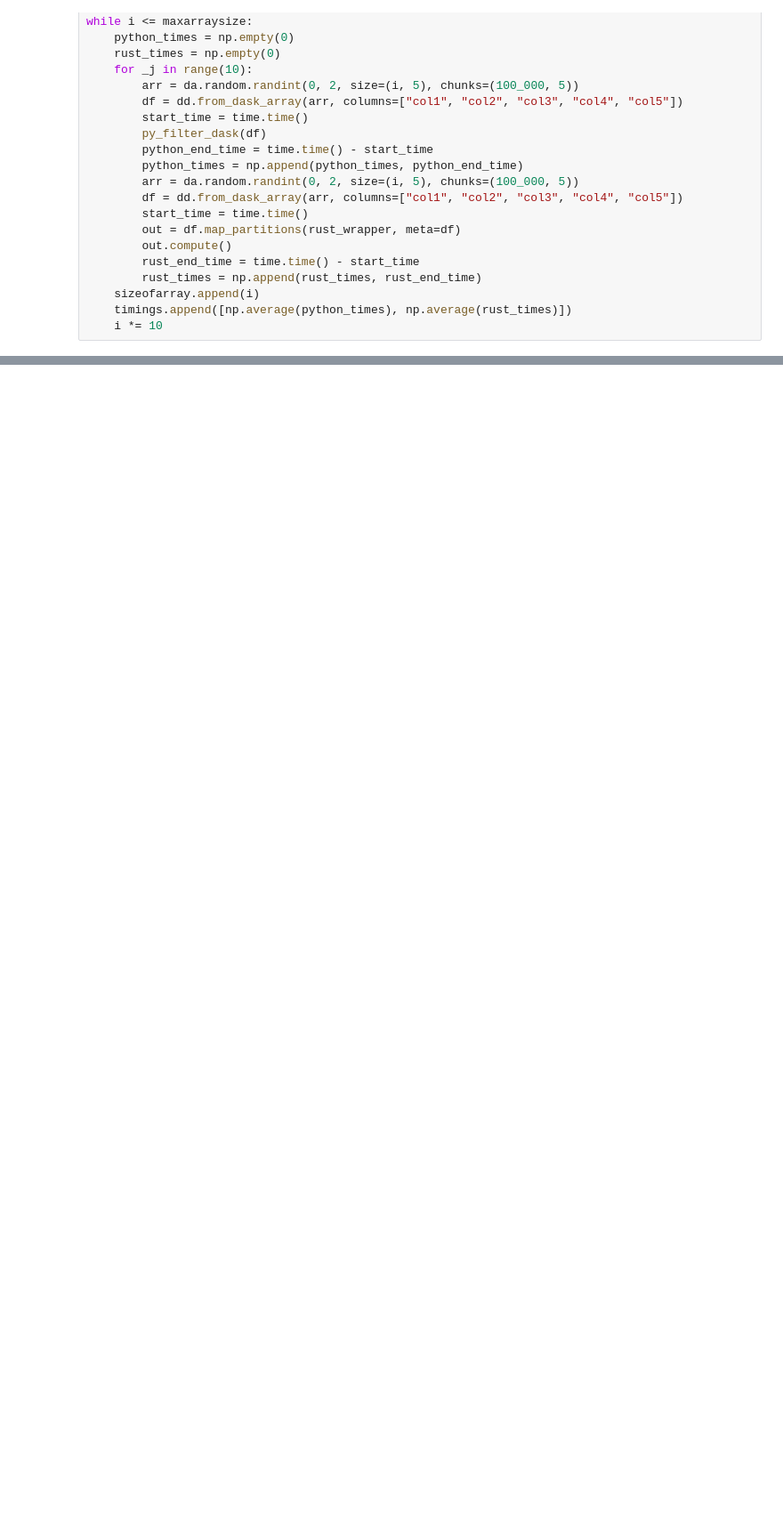
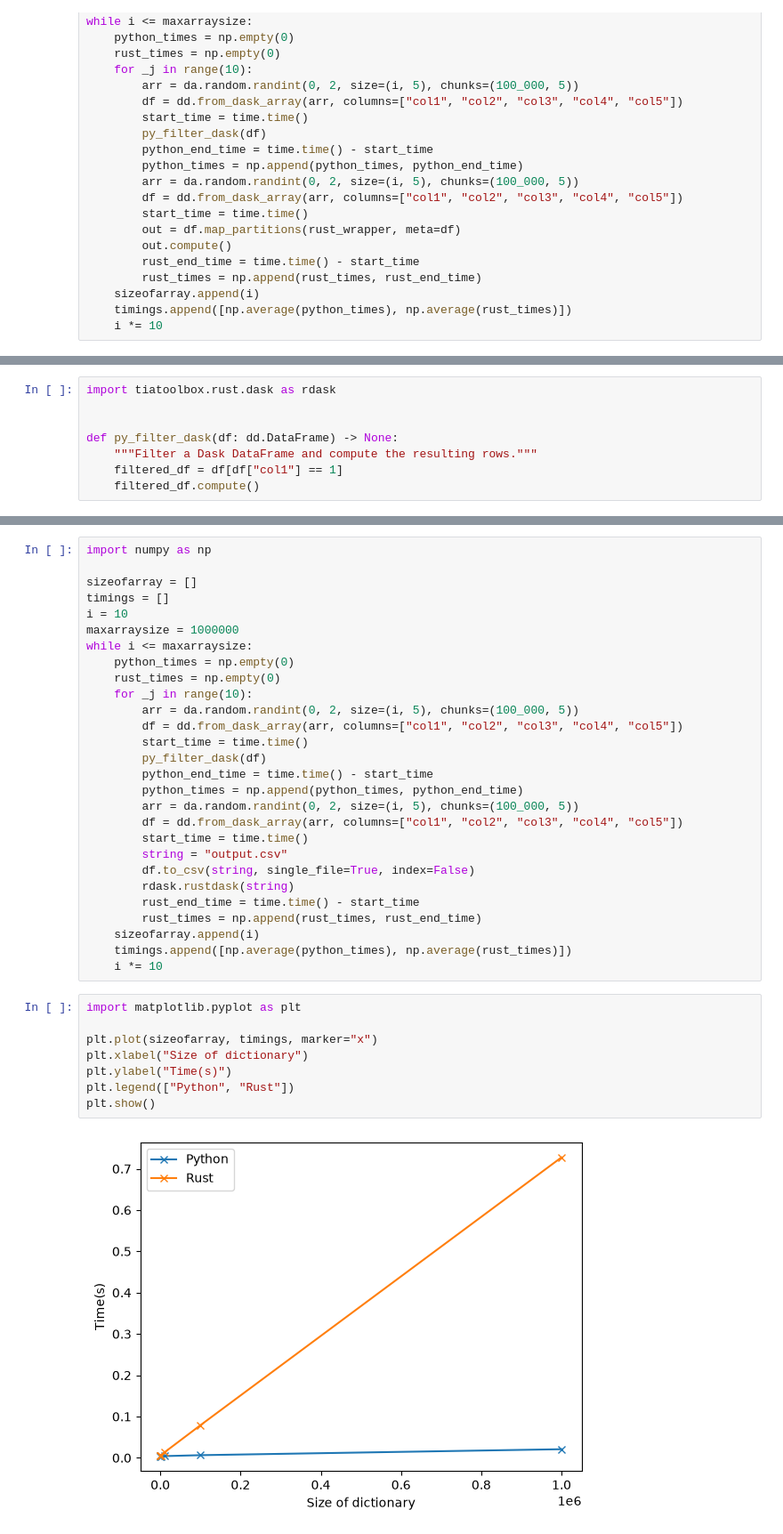
Before and after one commit to hannah275/tiatoolbox, a Jupyter notebook: benchmarks/comparing_dask_functions_in_rust_v_python.ipynb, the cells around one changed output, grey strips where cells are left out. Shown at 89% size. Saved outputs shown, nothing was run; the diff lists cells and outputs as text; blank space fills up the shorter version.

```diff
--- a/benchmarks/comparing_dask_functions_in_rust_v_python.ipynb
+++ b/benchmarks/comparing_dask_functions_in_rust_v_python.ipynb
@@ -121,0 +127,8 @@ plt.show()
+# %%
+import tiatoolbox.rust.dask as rdask
+
+
+def py_filter_dask(df: dd.DataFrame) -> None:
+    """Filter a Dask DataFrame and compute the resulting rows."""
+    filtered_df = df[df["col1"] == 1]
+    filtered_df.compute()
@@ -121,0 +137,38 @@ plt.show()
+# %%
+import numpy as np
+
+sizeofarray = []
+timings = []
+i = 10
+maxarraysize = 1000000
+while i <= maxarraysize:
+    python_times = np.empty(0)
+    rust_times = np.empty(0)
+    for _j in range(10):
+        arr = da.random.randint(0, 2, size=(i, 5), chunks=(100_000, 5))
+        df = dd.from_dask_array(arr, columns=["col1", "col2", "col3", "col4", "col5"])
+        start_time = time.time()
+        py_filter_dask(df)
+        python_end_time = time.time() - start_time
+        python_times = np.append(python_times, python_end_time)
+        arr = da.random.randint(0, 2, size=(i, 5), chunks=(100_000, 5))
+        df = dd.from_dask_array(arr, columns=["col1", "col2", "col3", "col4", "col5"])
+        start_time = time.time()
+        string = "output.csv"
+        df.to_csv(string, single_file=True, index=False)
+        rdask.rustdask(string)
+        rust_end_time = time.time() - start_time
+        rust_times = np.append(rust_times, rust_end_time)
+    sizeofarray.append(i)
+    timings.append([np.average(python_times), np.average(rust_times)])
+    i *= 10
+# %%
+import matplotlib.pyplot as plt
+
+plt.plot(sizeofarray, timings, marker="x")
+plt.xlabel("Size of dictionary")
+plt.ylabel("Time(s)")
+plt.legend(["Python", "Rust"])
+plt.show()
+# %% [output]
+[figure, added]
```
Also changed, not shown: parts of 6 cells of this notebook, 1 other file.
